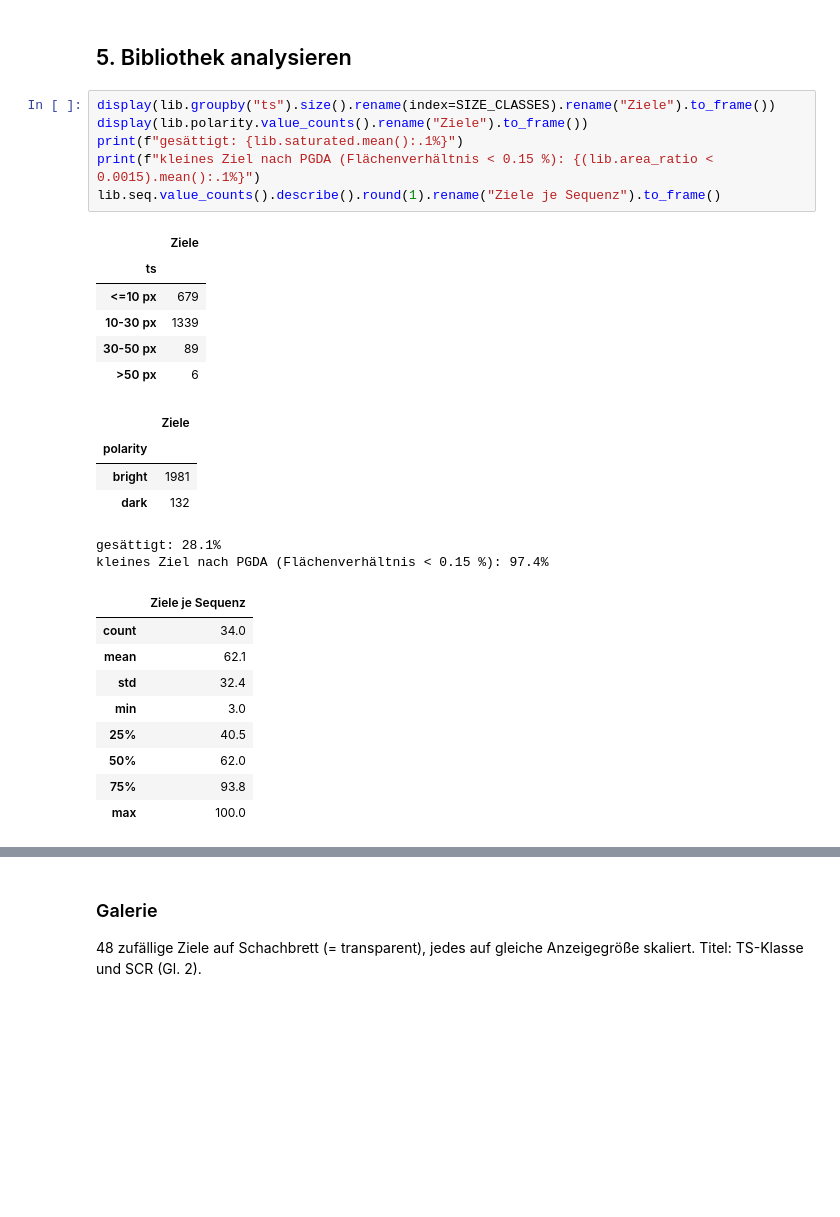
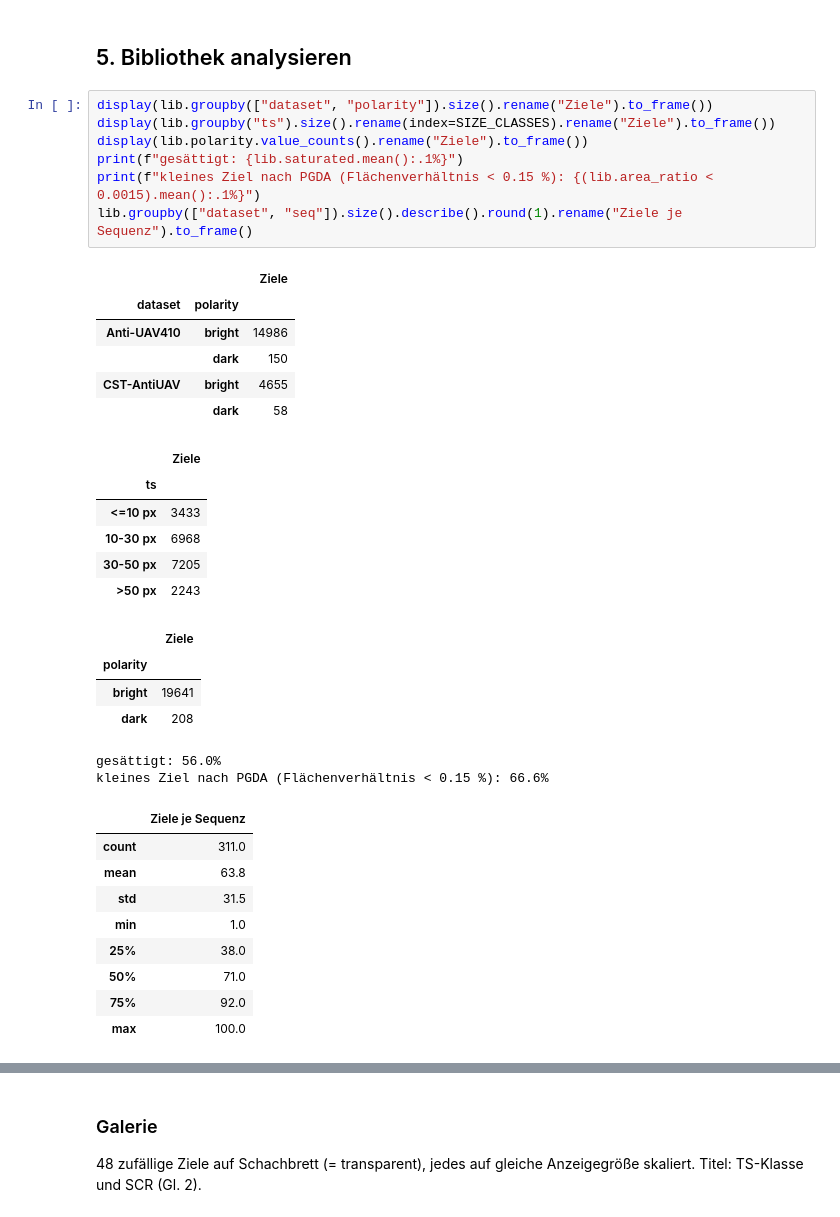
Before and after one commit to MoriartyCoder/Bachelor-Thesis, a Jupyter notebook: notebooks/05_target_library.ipynb, the cells around one changed output, grey strips where cells are left out. Cells and saved outputs as stored; diff of their text form; blank space fills up the shorter version.

```diff
--- a/notebooks/05_target_library.ipynb
+++ b/notebooks/05_target_library.ipynb
@@ -427,32 +438,39 @@ print(f"{info['n_targets']} Ziele aus {info['n_sequences']} Sequenzen in {info['
 # %% [markdown]
 ## 5. Bibliothek analysieren
 # %%
+display(lib.groupby(["dataset", "polarity"]).size().rename("Ziele").to_frame())
 display(lib.groupby("ts").size().rename(index=SIZE_CLASSES).rename("Ziele").to_frame())
 display(lib.polarity.value_counts().rename("Ziele").to_frame())
 print(f"gesättigt: {lib.saturated.mean():.1%}")
 print(f"kleines Ziel nach PGDA (Flächenverhältnis < 0.15 %): {(lib.area_ratio < 0.0015).mean():.1%}")
-lib.seq.value_counts().describe().round(1).rename("Ziele je Sequenz").to_frame()
+lib.groupby(["dataset", "seq"]).size().describe().round(1).rename("Ziele je Sequenz").to_frame()
 # %% [output]
-|  | Ziele |
-| ts |  |
-| <=10 px | 679 |
-| 10-30 px | 1339 |
-| 30-50 px | 89 |
-| >50 px | 6 |
+|  |  | Ziele |
+| dataset | polarity |  |
+| Anti-UAV410 | bright | 14986 |
+|  | dark | 150 |
+| CST-AntiUAV | bright | 4655 |
+|  | dark | 58 |
 |  | Ziele |
-| polarity |  |
-| bright | 1981 |
-| dark | 132 |
+| ts |  |
+| <=10 px | 3433 |
+| 10-30 px | 6968 |
+| 30-50 px | 7205 |
+| >50 px | 2243 |
+|  | Ziele |
+| polarity |  |
+| bright | 19641 |
+| dark | 208 |
-gesättigt: 28.1%
-kleines Ziel nach PGDA (Flächenverhältnis < 0.15 %): 97.4%
+gesättigt: 56.0%
+kleines Ziel nach PGDA (Flächenverhältnis < 0.15 %): 66.6%
-|  | Ziele je Sequenz |
-| count | 34.0 |
-| mean | 62.1 |
-| std | 32.4 |
-| min | 3.0 |
-| 25% | 40.5 |
-| 50% | 62.0 |
-| 75% | 93.8 |
-| max | 100.0 |
+|  | Ziele je Sequenz |
+| count | 311.0 |
+| mean | 63.8 |
+| std | 31.5 |
+| min | 1.0 |
+| 25% | 38.0 |
+| 50% | 71.0 |
+| 75% | 92.0 |
+| max | 100.0 |
 # %% [markdown]
 ### Vergleich mit dem ganzen Train-Split
```
Also changed, not shown: parts of 20 cells of this notebook, 24 other files.
